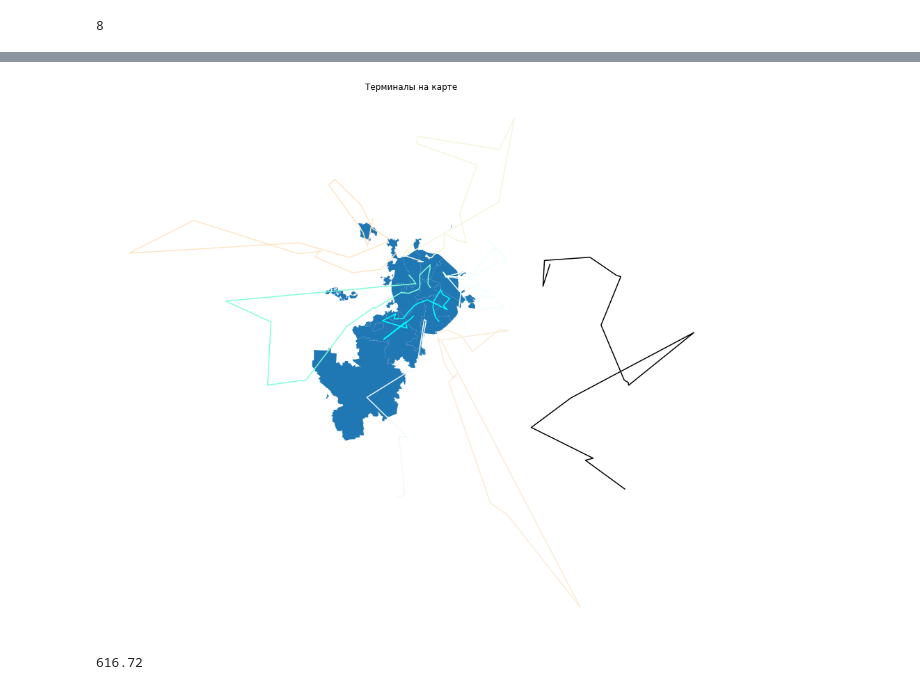
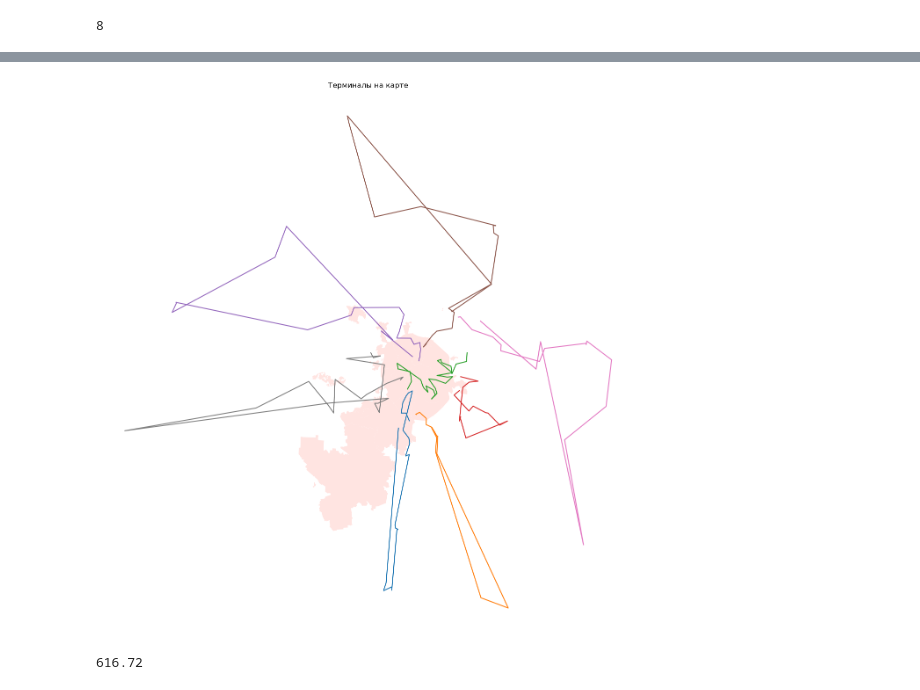
Before and after one commit to black-boomerang/armored-truck-routes, a Jupyter notebook: notebooks/stp_clustering.ipynb, the cells around one changed output, grey strips where cells are left out. Cells and saved outputs as stored; diff of their text form; code cells hidden in the pictures.

```diff
--- a/notebooks/stp_clustering.ipynb
+++ b/notebooks/stp_clustering.ipynb
@@ -28,11 +31,11 @@ len(clusters)
 # %% [output]
 8
 # %%
-colors = list(mcolors.CSS4_COLORS)
+colors = list(mcolors.TABLEAU_COLORS)#list(mcolors.CSS4_COLORS)
 moscow = gpd.read_file('ao-shape.zip')
 
 fig, ax = plt.subplots(figsize=(16, 16))
-moscow.plot(ax=ax)
+moscow.plot(ax=ax, color='mistyrose')
 
 for cluster, color in zip(clusters, colors):
     ax.scatter(terminals['longitude'].iloc[cluster], terminals['latitude'].iloc[cluster], s=100, c=color)
@@ -82,21 +85,21 @@ plt.show()
 # %%
-import matplotlib.colors as mcolors
+# import matplotlib.colors as mcolors
 
 
-colors = list(mcolors.CSS4_COLORS)
+# colors = list(mcolors.CSS4_COLORS)
 moscow = gpd.read_file('ao-shape.zip')
 
 fig, ax = plt.subplots(figsize=(16, 16))
-moscow.plot(ax=ax)
+moscow.plot(ax=ax, color='mistyrose')
 
 for path, color in zip(paths, colors):
     ax.plot(terminals['longitude'].iloc[path], terminals['latitude'].iloc[path], c=color)
 
 plt.axis('off')
 plt.title('Терминалы на карте')
 plt.show()
 # %% [output]
-[figure, old version]
+[figure, new version]
 # %%
 import networkx as nx
 tsp = nx.approximation.traveling_salesman_problem
```
Also changed, not shown: parts of 4 cells of this notebook, 8 other files.
